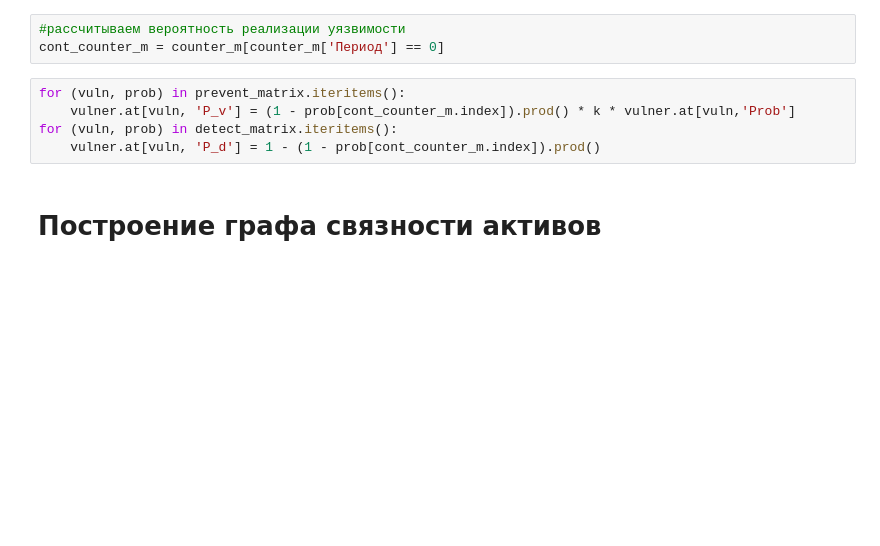
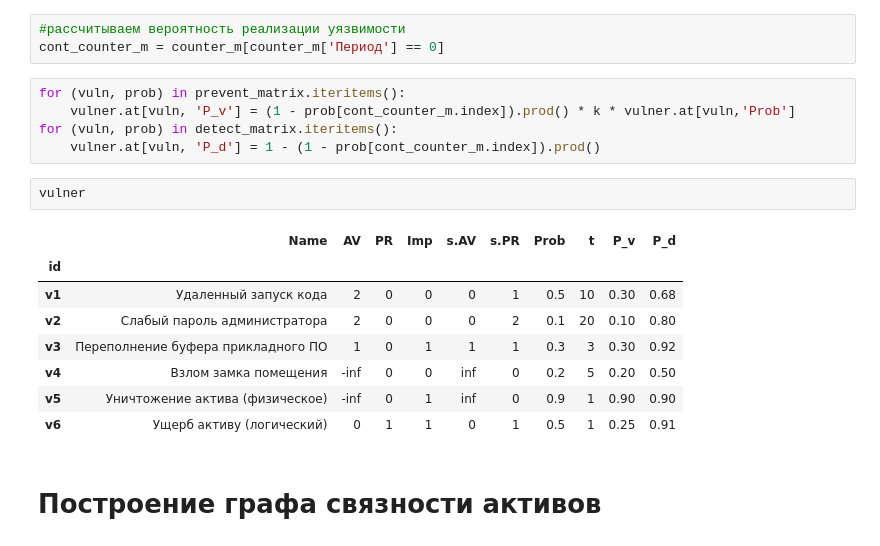
Before and after one commit to nick1982ad/simattack, a Jupyter notebook: simattack_v0.2.ipynb, the cells around one changed output. Cells and saved outputs as stored; diff of their text form; blank space fills up the shorter version.

```diff
--- a/simattack_v0.2.ipynb
+++ b/simattack_v0.2.ipynb
@@ -119,6 +119,17 @@ for (vuln, prob) in prevent_matrix.iteritems():
     vulner.at[vuln, 'P_v'] = (1 - prob[cont_counter_m.index]).prod() * k * vulner.at[vuln,'Prob']
 for (vuln, prob) in detect_matrix.iteritems():
     vulner.at[vuln, 'P_d'] = 1 - (1 - prob[cont_counter_m.index]).prod()
+# %%
+vulner
+# %% [output]
+|  | Name | AV | PR | Imp | s.AV | s.PR | Prob | t | P_v | P_d |
+| id |  |  |  |  |  |  |  |  |  |  |
+| v1 | Удаленный запуск кода | 2 | 0 | 0 | 0 | 1 | 0.5 | 10 | 0.30 | 0.68 |
+| v2 | Слабый пароль администратора | 2 | 0 | 0 | 0 | 2 | 0.1 | 20 | 0.10 | 0.80 |
+| v3 | Переполнение буфера прикладного ПО | 1 | 0 | 1 | 1 | 1 | 0.3 | 3 | 0.30 | 0.92 |
+| v4 | Взлом замка помещения | -inf | 0 | 0 | inf | 0 | 0.2 | 5 | 0.20 | 0.50 |
+| v5 | Уничтожение актива (физическое) | -inf | 0 | 1 | inf | 0 | 0.9 | 1 | 0.90 | 0.90 |
+| v6 | Ущерб активу (логический) | 0 | 1 | 1 | 0 | 1 | 0.5 | 1 | 0.25 | 0.91 |
 # %% [markdown]
 # Построение графа связности активов
 # %%
```
Also changed, not shown: parts of 48 cells of this notebook, 9 other files.
